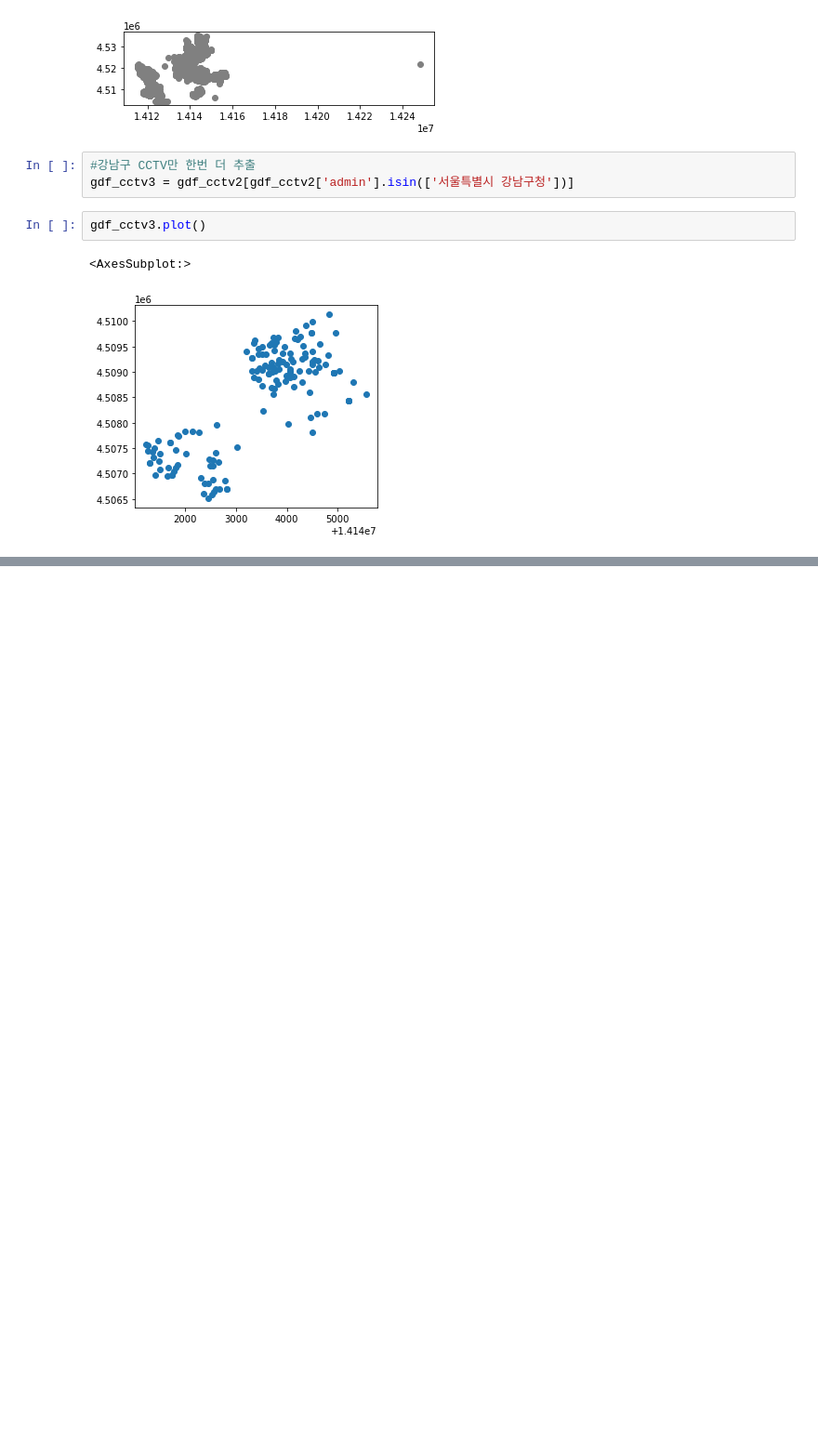
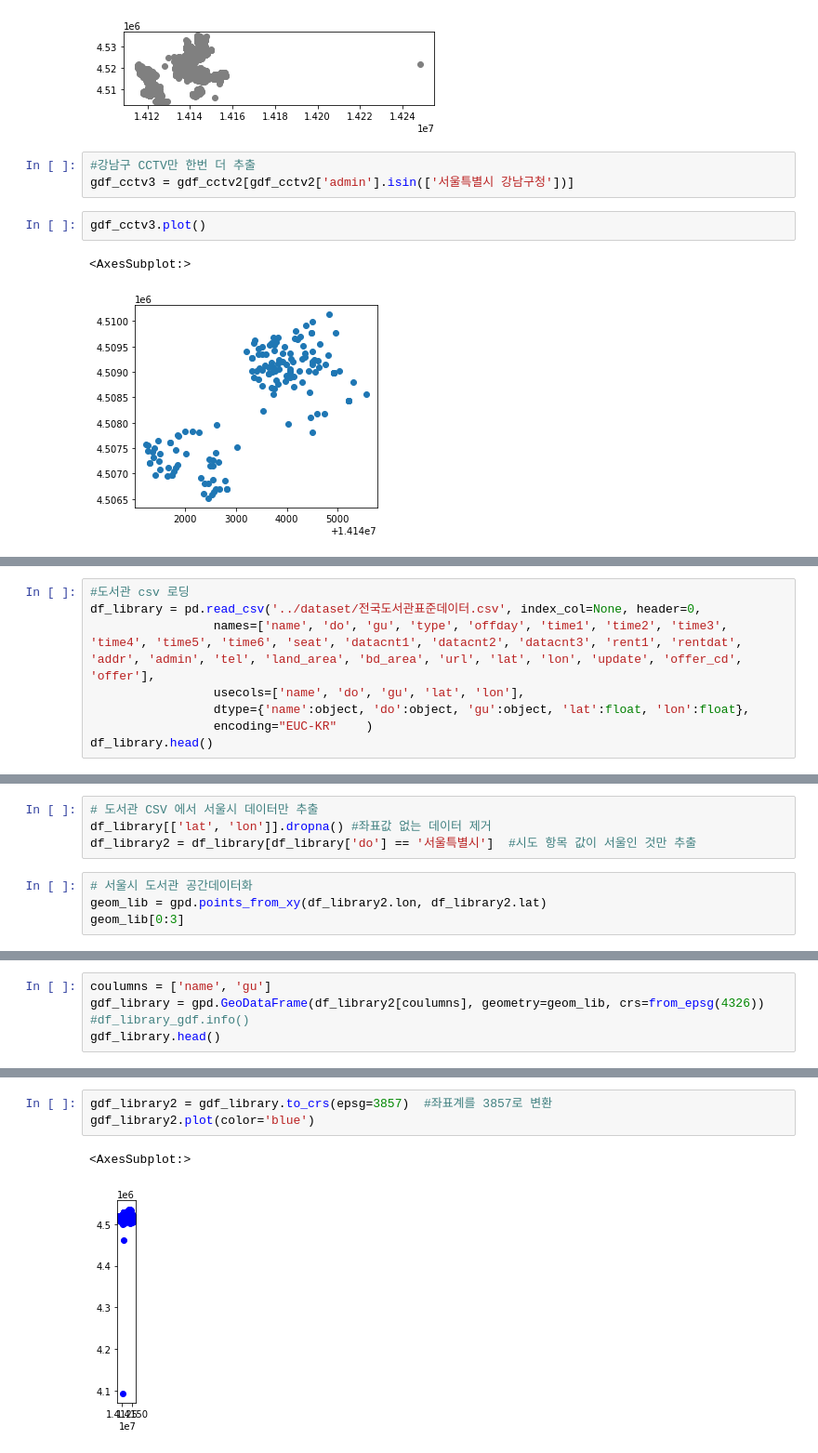
Before and after one commit to shawnbae/data-visualization, a Jupyter notebook: plotly/plotly_korea_CCTV_map.ipynb, the cells around one changed output, grey strips where cells are left out. Shown: that part at 93% size. Cells and saved outputs as stored; diff of their text form; blank space fills up the shorter version.

```diff
--- a/plotly/plotly_korea_CCTV_map.ipynb
+++ b/plotly/plotly_korea_CCTV_map.ipynb
@@ -65,0 +74,8 @@ gdf_cctv3.plot()
+# %%
+#도서관 csv 로딩
+df_library = pd.read_csv('../dataset/전국도서관표준데이터.csv', index_col=None, header=0,
+                 names=['name', 'do', 'gu', 'type', 'offday', 'time1', 'time2', 'time3', 'time4', 'time5', 'time6', 'seat', 'datacnt1', 'datacnt2', 'datacnt3', 'rent1', 'rentdat', 'addr', 'admin', 'tel', 'land_area', 'bd_area', 'url', 'lat', 'lon', 'update', 'offer_cd', 'offer'],
+                 usecols=['name', 'do', 'gu', 'lat', 'lon'],
+                 dtype={'name':object, 'do':object, 'gu':object, 'lat':float, 'lon':float},
+                 encoding="EUC-KR"    )
+df_library.head()
@@ -65,0 +89,8 @@ gdf_cctv3.plot()
+# %%
+# 도서관 CSV 에서 서울시 데이터만 추출
+df_library[['lat', 'lon']].dropna() #좌표값 없는 데이터 제거
+df_library2 = df_library[df_library['do'] == '서울특별시']  #시도 항목 값이 서울인 것만 추출
+# %%
+# 서울시 도서관 공간데이터화
+geom_lib = gpd.points_from_xy(df_library2.lon, df_library2.lat)
+geom_lib[0:3]
@@ -65,0 +103,5 @@ gdf_cctv3.plot()
+# %%
+coulumns = ['name', 'gu']
+gdf_library = gpd.GeoDataFrame(df_library2[coulumns], geometry=geom_lib, crs=from_epsg(4326))
+#df_library_gdf.info()
+gdf_library.head()
@@ -65,0 +115,6 @@ gdf_cctv3.plot()
+# %%
+gdf_library2 = gdf_library.to_crs(epsg=3857)  #좌표계를 3857로 변환
+gdf_library2.plot(color='blue')
+# %% [output]
+<AxesSubplot:>
+[figure, added]
```
Also changed, not shown: parts of 12 cells of this notebook.
